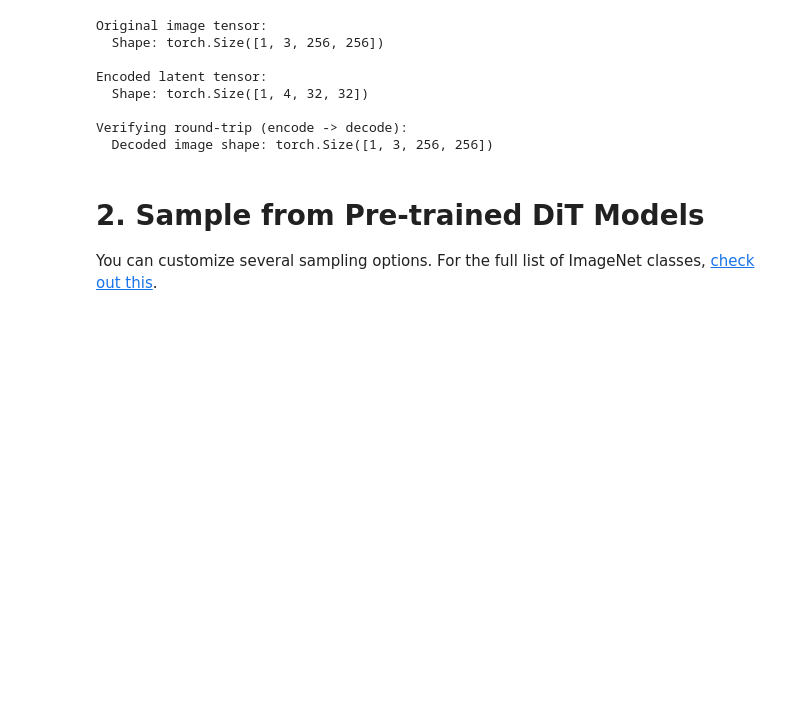
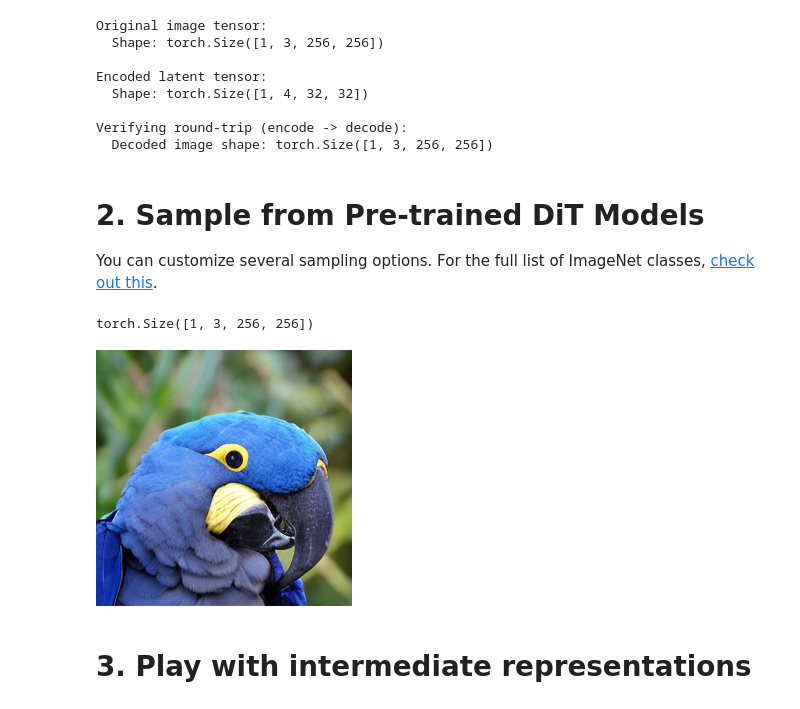
Before and after one commit to zyinghua/dinov2, a Jupyter notebook: dinov2/thirdparty/DiT/run_DiT.ipynb, the cells around one changed output. Saved outputs shown, nothing was run; the diff lists cells and outputs as text; code cells hidden in the pictures; blank space fills up the shorter version.

```diff
--- a/dinov2/thirdparty/DiT/run_DiT.ipynb
+++ b/dinov2/thirdparty/DiT/run_DiT.ipynb
@@ -92,40 +92,51 @@ Verifying round-trip (encode -> decode):
 You can customize several sampling options. For the full list of ImageNet classes, [check out this](https://gist.github.com/yrevar/942d3a0ac09ec9e5eb3a).
 # %%
 # Set user inputs:
+single_image = True
 seed = 0 #@param {type:"number"}
 torch.manual_seed(seed)
 num_sampling_steps = 250 #@param {type:"slider", min:0, max:1000, step:1}
 cfg_scale = 4 #@param {type:"slider", min:1, max:10, step:0.1}
-class_labels = 207, 360, 387, 974, 88, 979, 417, 279 #@param {type:"raw"}
-samples_per_row = 4 #@param {type:"number"}
+
+if not single_image:
+    class_labels = 207, 360, 387, 974, 88, 979, 417, 279 #@param {type:"raw"}
+    samples_per_row = 4 #@param {type:"number"}
+else:
+    class_labels = 88,
+    samples_per_row = 1
 
 # Create diffusion object:
 diffusion = create_diffusion(str(num_sampling_steps))
 
 # Create sampling noise:
 n = len(class_labels)
 z = torch.randn(n, 4, latent_size, latent_size, device=device)
 y = torch.tensor(class_labels, device=device)
 
 # Setup classifier-free guidance:
 z = torch.cat([z, z], 0)
 y_null = torch.tensor([1000] * n, device=device)
 y = torch.cat([y, y_null], 0)
 model_kwargs = dict(y=y, cfg_scale=cfg_scale)
 
 # Sample images:
 samples = diffusion.p_sample_loop(
     model.forward_with_cfg, z.shape, z, clip_denoised=False,
     model_kwargs=model_kwargs, progress=True, device=device
 )
 samples, _ = samples.chunk(2, dim=0)  # Remove null class samples
 samples = vae.decode(samples / 0.18215).sample
 print(samples.shape)
 # Save and display images:
 save_image(samples, "sample.png", nrow=int(samples_per_row),
            normalize=True, value_range=(-1, 1))
 samples = Image.open("sample.png")
 display(samples)
+# %% [output]
+torch.Size([1, 3, 256, 256])
+[figure, added]
+# %% [markdown]
+#  3. Play with intermediate representations
 # %%
 def print_intermediate_states(intermediate_states):
     """
```
Also changed, not shown: parts of 5 cells of this notebook, 1 other file.
